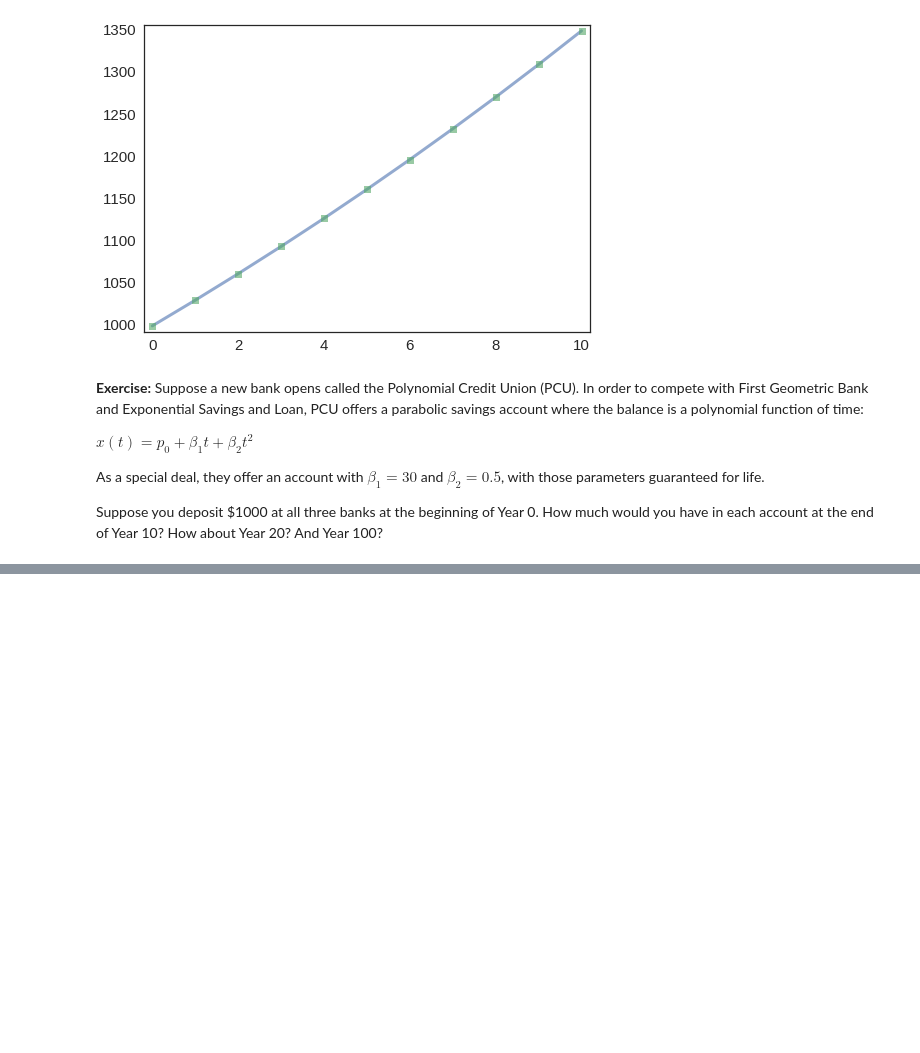
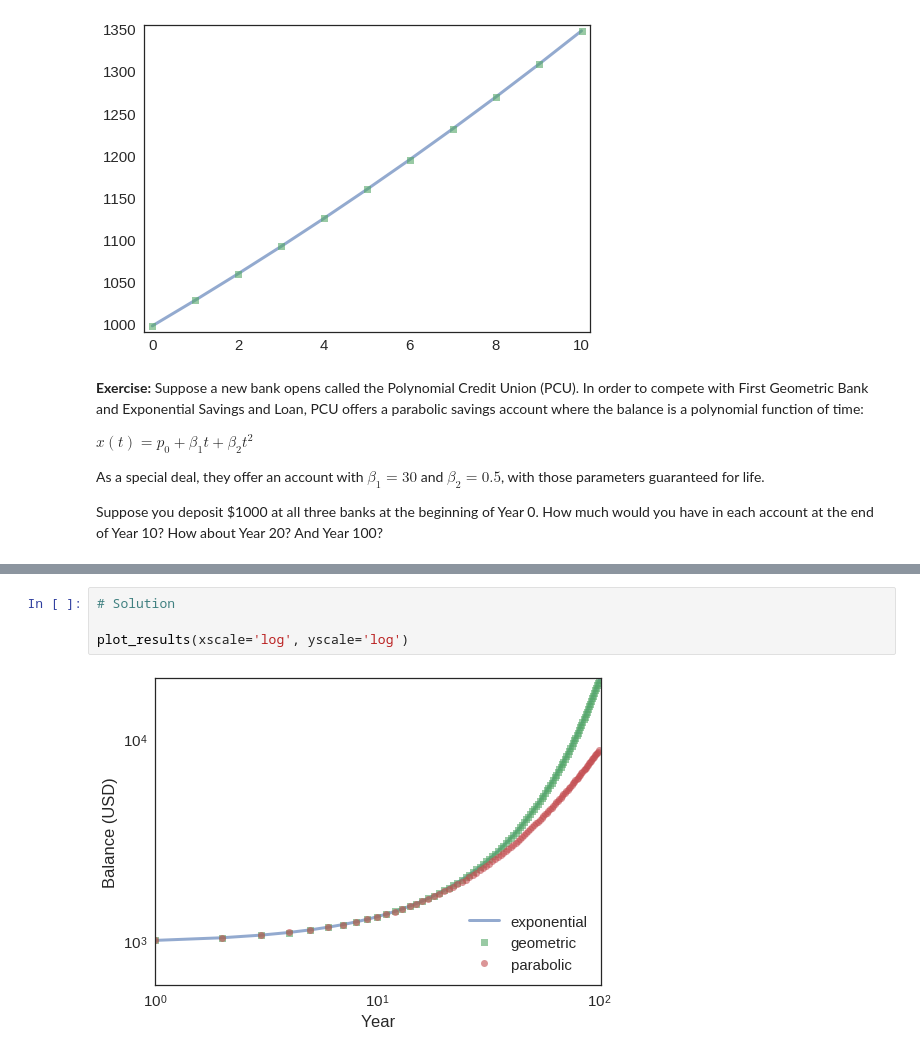
Before and after one commit to AllenDowney/ModSimPy, a Jupyter notebook: code/chap04soln.ipynb, the cells around one changed output, grey strips where cells are left out. Cells and saved outputs as stored; diff of their text form; blank space fills up the shorter version.

```diff
--- a/code/chap04soln.ipynb
+++ b/code/chap04soln.ipynb
@@ -591,0 +625,6 @@ plot(ts, parabolic, 'o')
+# %%
+# Solution
+
+plot_results(xscale='log', yscale='log')
+# %% [output]
+[figure, added]
```
Also changed, not shown: parts of 12 cells of this notebook.
